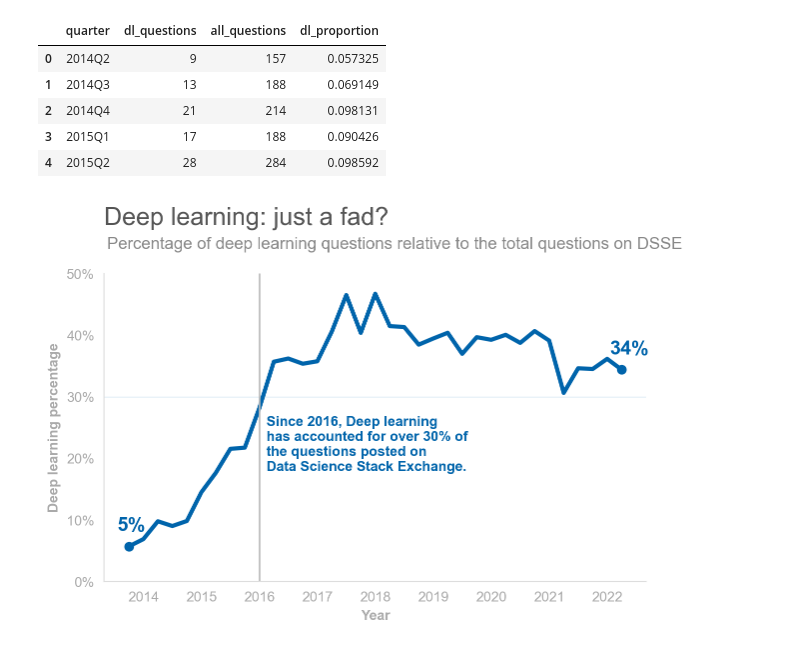
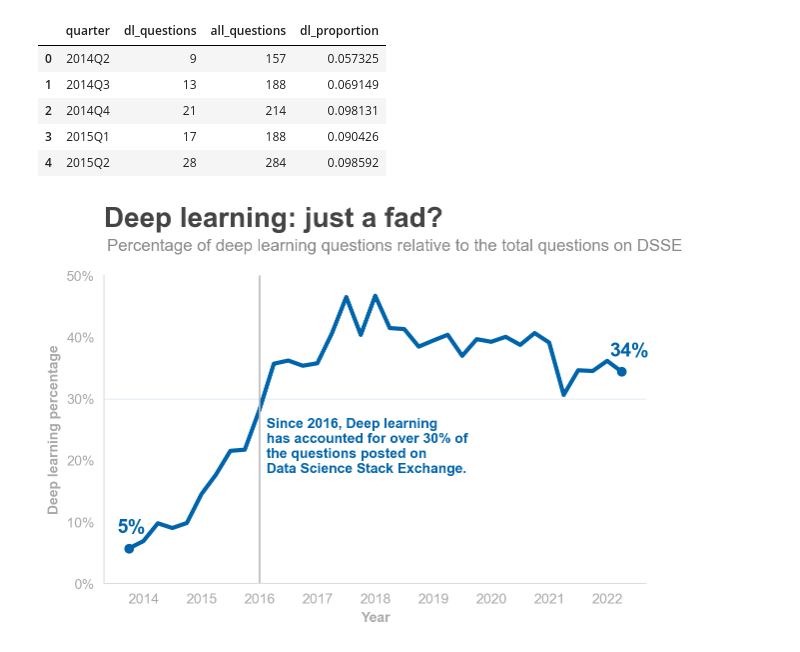
Before and after one commit to Lippins/Popular_DS_questions, a Jupyter notebook: notebook.ipynb, the cells around one changed output. Drawn from its saved outputs; the diff is of its cells as text; code cells hidden in the pictures.

```diff
--- a/notebook.ipynb
+++ b/notebook.ipynb
@@ -617,41 +617,48 @@ by_quarter.head()
 end_proportion = by_quarter.iloc[34, 3]
 start_proportion = by_quarter.iloc[0, 3]
 
-# Base figure
+# Create base plot
 fig = plt.figure(figsize=(7, 4))
 plt.plot(by_quarter['quarter'], by_quarter['dl_proportion'], color='#0064AB', linewidth=3)
 plt.scatter(x=[0, 34], y=[start_proportion, end_proportion], color='#0064AB')
 
-# Ticks and labels
+# Configure ticks and labels
 ticks = by_quarter['quarter']
 labels = [x[:4] if x[-2:] == 'Q3' else '' for x in ticks]
 plt.xticks(ticks, labels, color='#AAA')
 plt.yticks(np.arange(0, 0.6, 0.1), ['0%', '10%', '20%', '30%', '40%', '50%'], color='#AAA')
 plt.xlabel('Year', color='#AAA', fontsize=10, weight='bold')
 plt.ylabel('Deep learning percentage', color='#AAA', fontsize=10, weight='bold')
 
-# Plot title and dividers
-plt.title('Deep learning: just a fad?', color='#555', size=18, loc='left', pad=35)
+# Add plot title and Subtitle
+plt.title('Deep learning: just a fad?', color='#444', size=20,
+          weight='bold', loc='left', pad=35)
+
+plt.text(x=-1.5, y=0.54, color='#888', size=12,
+         s='Percentage of deep learning questions relative to the total questions on DSSE')
+
+
+# Add line markers
 plt.axhline(y=0.3, alpha=0.1, linewidth=1)
 plt.axvline(x=9, linewidth=1, color='#BABABA')
 
-# Annotations
-plt.text(x=-1.5, y=0.54, color='#888', size=12,
-         s='Percentage of deep learning questions relative to the total questions on DSSE')
+# Add annotations
 plt.text(x=9.5, y=0.18, s='Since 2016, Deep learning\nhas accounted for over 30% '\
          +'of\nthe questions posted on\nData Science Stack Exchange.', size=10,
         color='#0064AB', weight='bold')
 for loc, prop in zip([0, 34], [start_proportion, end_proportion]):
     plt.text(x=loc-0.8, y=prop+0.025, s= str(int(prop*100))+'%',
              color='#0064AB', weight='bold', size=14)
 
 # Declutter plot
 ax = fig.get_axes()[0]
 for loc in ['left', 'bottom', 'top', 'right']:
     ax.spines[loc].set_color('#DDD')
 ax.tick_params(bottom=False, left=False)
-sns.despine();
+sns.despine()
+
+plt.savefig("test.png");
 # %% [output]
-[figure, old version]
+[figure, new version]
 # %% [markdown]
 #### Notes:
```
Also changed, not shown: parts of 4 cells of this notebook, 4 other files.
